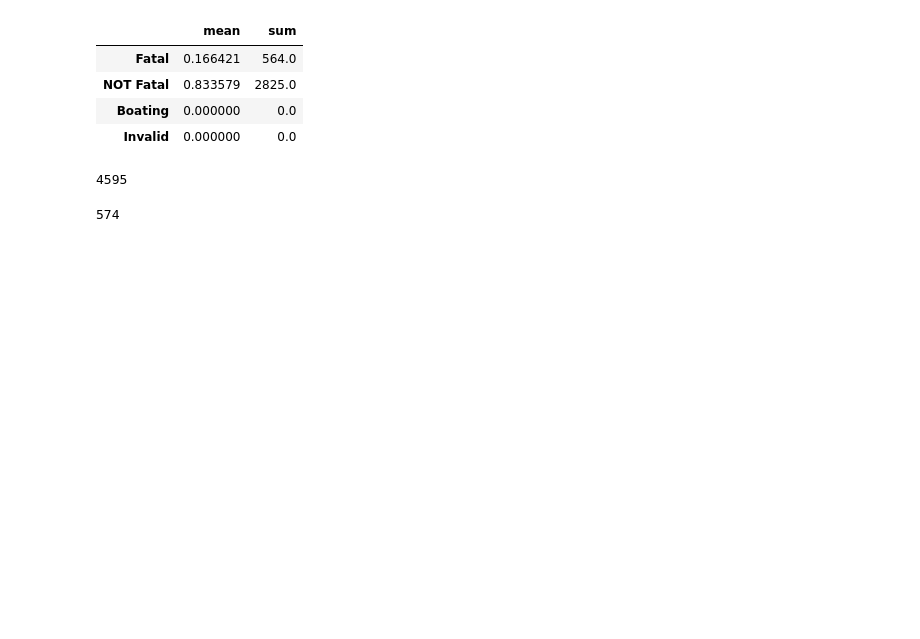
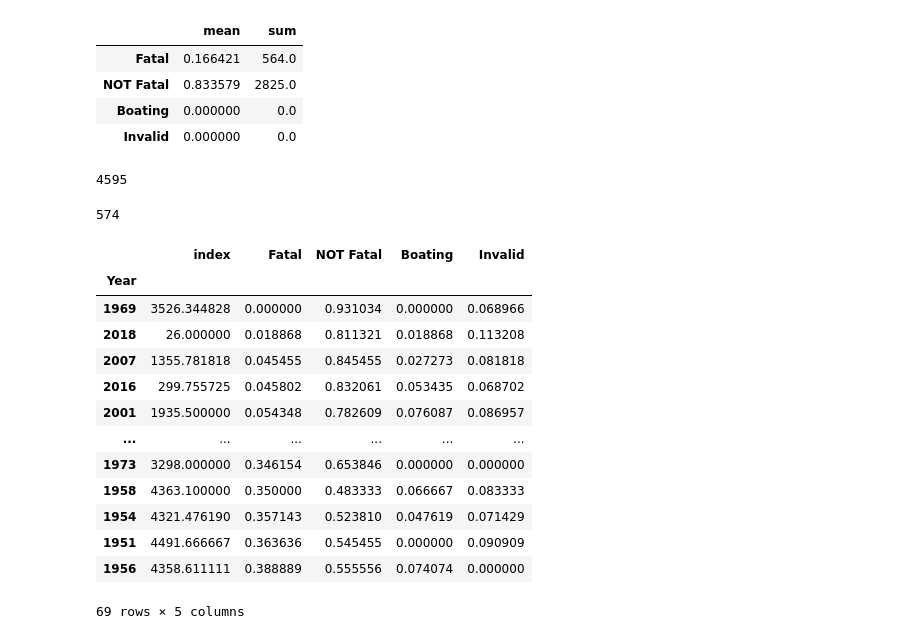
Before and after one commit to EdAndradeF/IronHack_Project_1, a Jupyter notebook: SharkAttack.ipynb, the cells around one changed output. Drawn from its saved outputs; the diff is of its cells as text; code cells hidden in the pictures; blank space fills up the shorter version.

```diff
--- a/SharkAttack.ipynb
+++ b/SharkAttack.ipynb
@@ -352,3 +352,20 @@ df.loc[df['Type'] == 'Unprovoked', 'Type'].count()
 df.loc[df['Type'] == 'Provoked', 'Type'].count()
 # %% [output]
 574
+# %%
+df_fatal.groupby('Year').mean().sort_values('Fatal')
+# %% [output]
+|  | index | Fatal | NOT Fatal | Boating | Invalid |
+| Year |  |  |  |  |  |
+| 1969 | 3526.344828 | 0.000000 | 0.931034 | 0.000000 | 0.068966 |
+| 2018 | 26.000000 | 0.018868 | 0.811321 | 0.018868 | 0.113208 |
+| 2007 | 1355.781818 | 0.045455 | 0.845455 | 0.027273 | 0.081818 |
+| 2016 | 299.755725 | 0.045802 | 0.832061 | 0.053435 | 0.068702 |
+| 2001 | 1935.500000 | 0.054348 | 0.782609 | 0.076087 | 0.086957 |
+| ... | ... | ... | ... | ... | ... |
+| 1973 | 3298.000000 | 0.346154 | 0.653846 | 0.000000 | 0.000000 |
+| 1958 | 4363.100000 | 0.350000 | 0.483333 | 0.066667 | 0.083333 |
+| 1954 | 4321.476190 | 0.357143 | 0.523810 | 0.047619 | 0.071429 |
+| 1951 | 4491.666667 | 0.363636 | 0.545455 | 0.000000 | 0.090909 |
+| 1956 | 4358.611111 | 0.388889 | 0.555556 | 0.074074 | 0.000000 |
+69 rows × 5 columns
```
Also changed, not shown: 1 other file.
